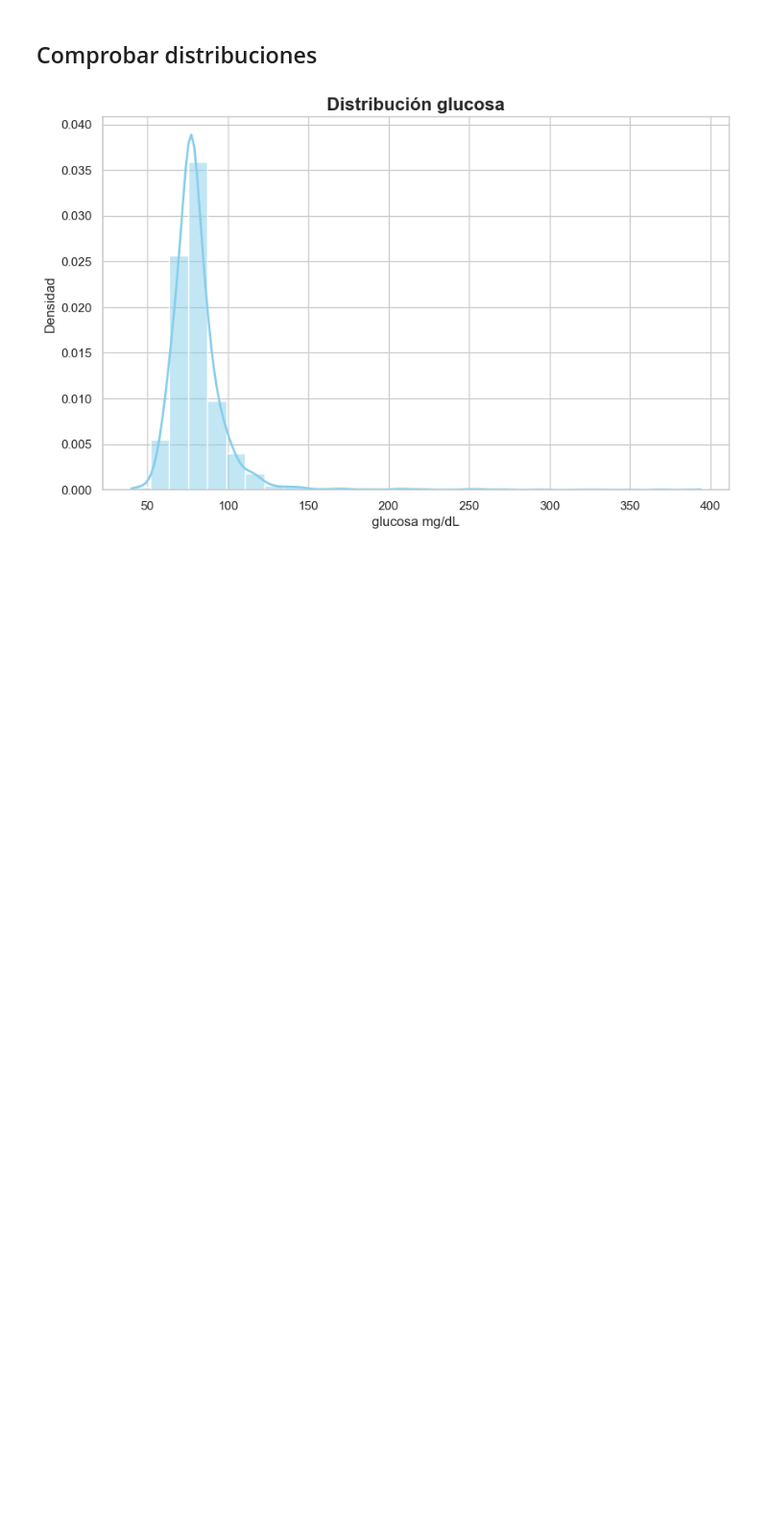
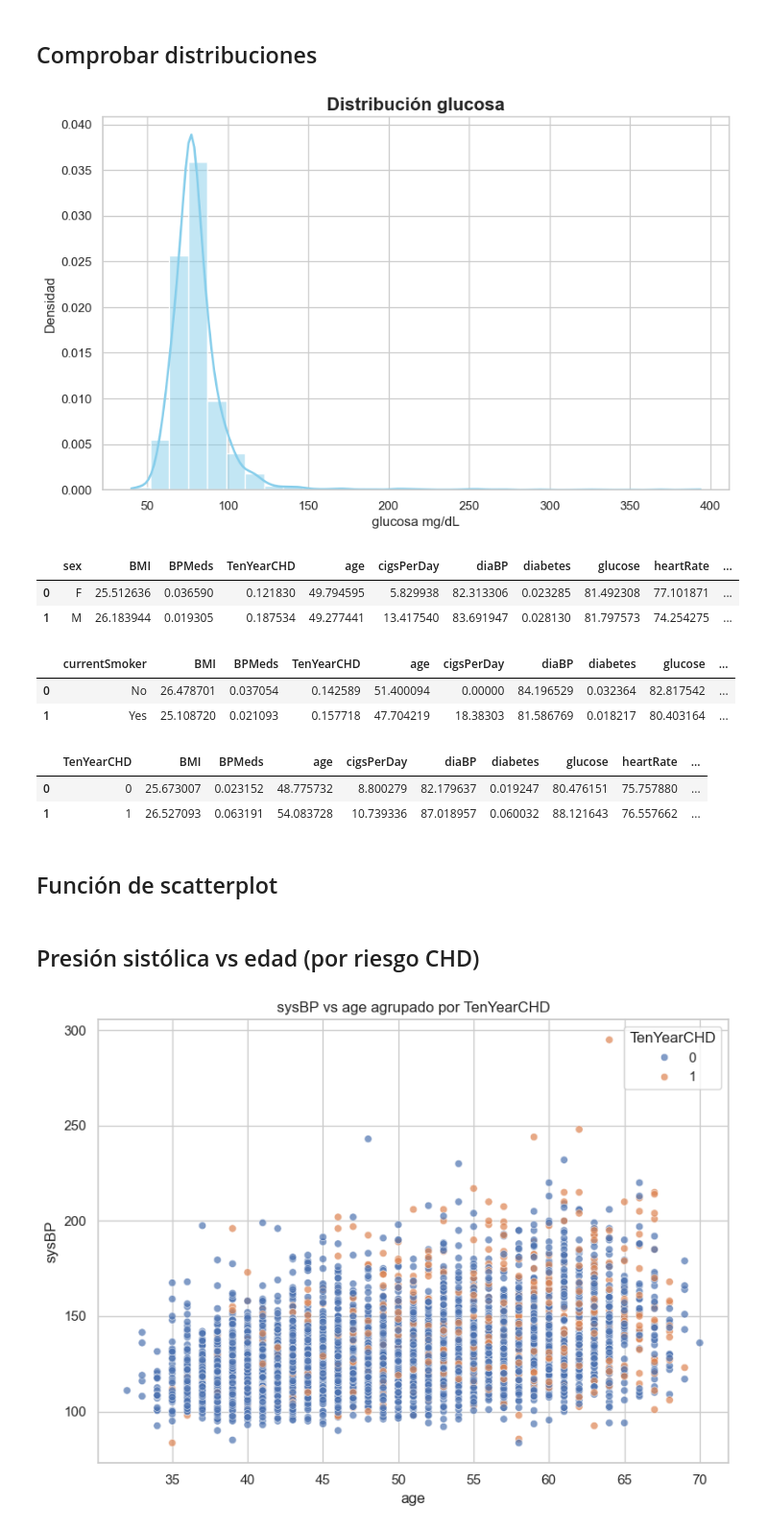
Before and after one commit to koershuis/SP_Final_Project_E, a Jupyter notebook: Datasetnet.ipynb, the cells around one changed output. Shown at 96% size. Saved outputs shown, nothing was run; the diff lists cells and outputs as text; code cells hidden in the pictures; blank space fills up the shorter version.

Commit message:
Update Datasetnet.ipynb
group_and_average + scatterplot + subject_id

```diff
--- a/Datasetnet.ipynb
+++ b/Datasetnet.ipynb
@@ -137,0 +150,53 @@ plt.show()
+# %%
+# Promedio por sexo
+df_avg_sex = group_and_average(df_sin_nulls, ['sex'])
+df_avg_sex
+# %% [output]
+|  | sex | BMI | BPMeds | TenYearCHD | age | cigsPerDay | diaBP | diabetes | glucose | heartRate | ... |
+| 0 | F | 25.512636 | 0.036590 | 0.121830 | 49.794595 | 5.829938 | 82.313306 | 0.023285 | 81.492308 | 77.101871 | ... |
+| 1 | M | 26.183944 | 0.019305 | 0.187534 | 49.277441 | 13.417540 | 83.691947 | 0.028130 | 81.797573 | 74.254275 | ... |
+# %%
+# Promedio por fumador
+df_avg_smoker = group_and_average(df_sin_nulls, ['currentSmoker'])
+df_avg_smoker
+# %% [output]
+|  | currentSmoker | BMI | BPMeds | TenYearCHD | age | cigsPerDay | diaBP | diabetes | glucose | ... |
+| 0 | No | 26.478701 | 0.037054 | 0.142589 | 51.400094 | 0.00000 | 84.196529 | 0.032364 | 82.817542 | ... |
+| 1 | Yes | 25.108720 | 0.021093 | 0.157718 | 47.704219 | 18.38303 | 81.586769 | 0.018217 | 80.403164 | ... |
+# %%
+# Promedio por diagnóstico
+df_avg_chd = group_and_average(df_sin_nulls, ['TenYearCHD'])
+df_avg_chd
+# %% [output]
+|  | TenYearCHD | BMI | BPMeds | age | cigsPerDay | diaBP | diabetes | glucose | heartRate | ... |
+| 0 | 0 | 25.673007 | 0.023152 | 48.775732 | 8.800279 | 82.179637 | 0.019247 | 80.476151 | 75.757880 | ... |
+| 1 | 1 | 26.527093 | 0.063191 | 54.083728 | 10.739336 | 87.018957 | 0.060032 | 88.121643 | 76.557662 | ... |
+# %% [markdown]
+## Función de scatterplot
+# %%
+import seaborn as sns
+import matplotlib.pyplot as plt
+
+def scatter_by_category(df, x, y, category):
+    plt.figure(figsize=(8, 6))
+    sns.scatterplot(
+        data=df,
+        x=x,
+        y=y,
+        hue=category,
+        alpha=0.7
+    )
+    plt.title(f'{y} vs {x} agrupado por {category}')
+    plt.tight_layout()
+    plt.show()
+# %% [markdown]
+## Presión sistólica vs edad (por riesgo CHD)
+# %%
+scatter_by_category(
+    df_sin_nulls,
+    x='age',
+    y='sysBP',
+    category='TenYearCHD'
+)
+# %% [output]
+[figure, added]
```
Also changed, not shown: parts of 6 cells of this notebook.
